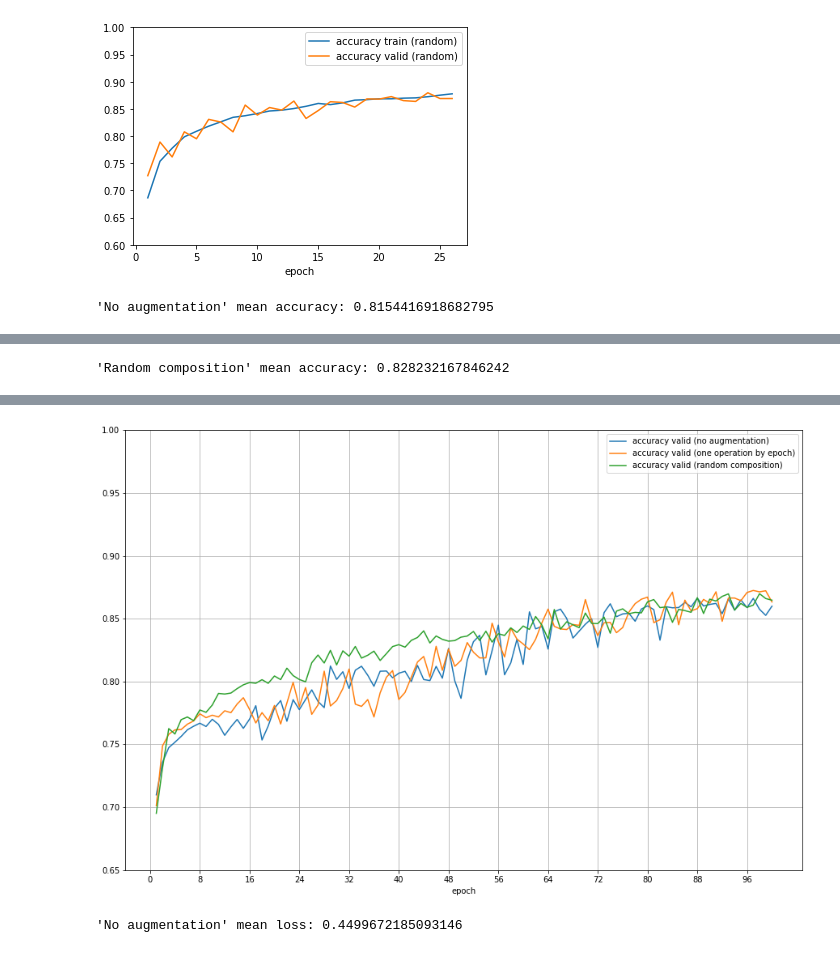
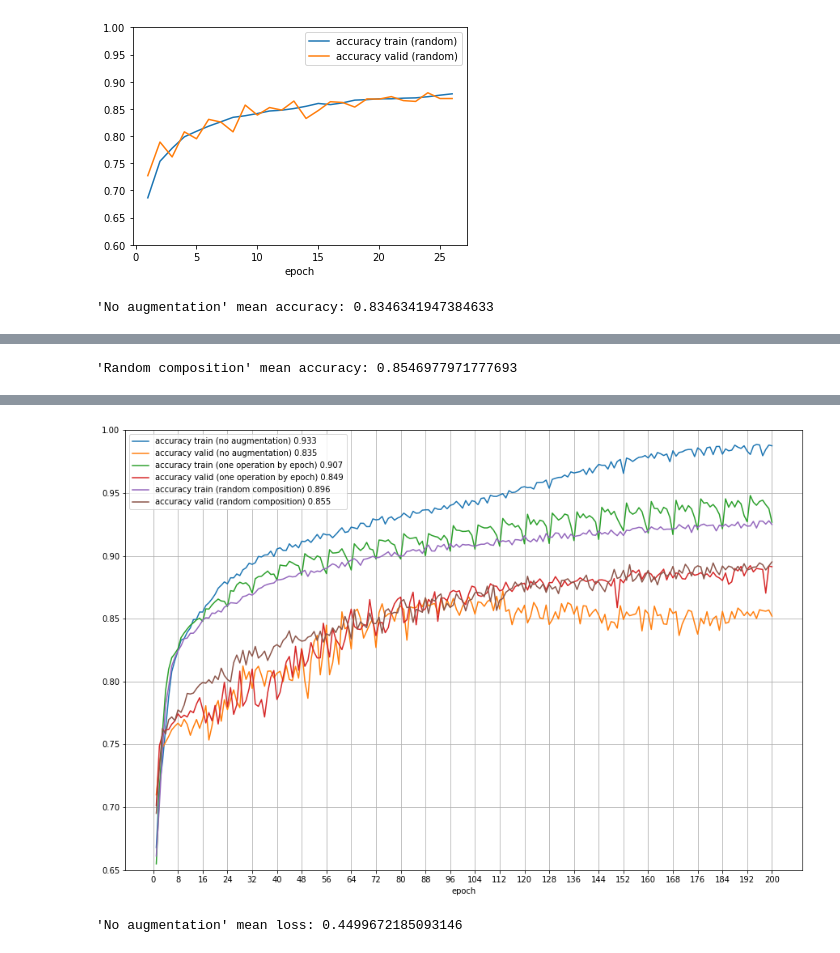
Before and after one commit to dalifreire/tumor_regions_segmentation, a Jupyter notebook: sourcecode/ORCA/02_orca_train.ipynb, the cells around one changed output, grey strips where cells are left out. Drawn from its saved outputs; the diff is of its cells as text; code cells hidden in the pictures.

Commit message:
orca train

```diff
--- a/sourcecode/ORCA/02_orca_train.ipynb
+++ b/sourcecode/ORCA/02_orca_train.ipynb
@@ -99,7 +99,7 @@ import pandas as pd
 from IPython.core.display import HTML
 
 training_dir = "../../datasets/ORCA/training"
-csv_file_path = "{}/training_loss.csv".format(training_dir)
+csv_file_path = "{}/training_loss_teste.csv".format(training_dir)
 df = pd.read_csv(csv_file_path)
 
 train_no_augmentation = df.loc[(df['phase'] == 'train') & (df['augmentation'] == 'no_augmentation')]
@@ -113,15 +113,15 @@ valid_one_by_epoch = df.loc[(df['phase'] == 'valid') & (df['augmentation'] == 'o
 
 # Performance Learning Curves: Learning curves calculated on the metric by which the model will be evaluated and selected, e.g. accuracy.
 df_accuracy_lines = pd.DataFrame({
-    'accuracy train (no augmentation)': train_no_augmentation['accuracy'].to_numpy(),
-    'accuracy valid (no augmentation)': valid_no_augmentation['accuracy'].to_numpy(),
-    'accuracy train (one operation by epoch)': train_one_by_epoch['accuracy'].to_numpy(),
-    'accuracy valid (one operation by epoch)': valid_one_by_epoch['accuracy'].to_numpy(),
-    'accuracy train (random composition)': train_random['accuracy'].to_numpy(),
-    'accuracy valid (random composition)': valid_random['accuracy'].to_numpy()},
+    'accuracy train (no augmentation) {:.3f}'.format(train_no_augmentation['accuracy'].mean()): train_no_augmentation['accuracy'].to_numpy(),
+    'accuracy valid (no augmentation) {:.3f}'.format(valid_no_augmentation['accuracy'].mean()): valid_no_augmentation['accuracy'].to_numpy(),
+    'accuracy train (one operation by epoch) {:.3f}'.format(train_one_by_epoch['accuracy'].mean()): train_one_by_epoch['accuracy'].to_numpy(),
+    'accuracy valid (one operation by epoch) {:.3f}'.format(valid_one_by_epoch['accuracy'].mean()): valid_one_by_epoch['accuracy'].to_numpy(),
+    'accuracy train (random composition) {:.3f}'.format(train_random['accuracy'].mean()): train_random['accuracy'].to_numpy(),
+    'accuracy valid (random composition) {:.3f}'.format(valid_random['accuracy'].mean()): valid_random['accuracy'].to_numpy()},
     index = train_one_by_epoch['epoch'])
-accuracy_lines = df_accuracy_lines.plot.line(ylim=(0.65,1), figsize=(15,10), grid=True, xticks=range(0,100,8))#subplots=True)
-#accuracy_lines.get_figure().savefig("{}/plot.png".format(training_dir))
+accuracy_lines = df_accuracy_lines.plot.line(ylim=(0.65,1), figsize=(15,10), grid=True, xticks=range(0,201,8))#subplots=True)
+accuracy_lines.get_figure().savefig("{}/plot_200.png".format(training_dir))
 
 print("'No augmentation' mean accuracy: {}".format(valid_no_augmentation['accuracy'].mean()))
 train_best_accuracy = train_no_augmentation[train_no_augmentation['accuracy']==train_no_augmentation['accuracy'].max()]
@@ -141,5 +141,5 @@ display(HTML(train_best_accuracy.to_html()))
 valid_best_accuracy = valid_random[valid_random['accuracy']==valid_random['accuracy'].max()]
 display(HTML(valid_best_accuracy.to_html()))
 # %% [output]
-'No augmentation' mean accuracy: 0.8154416918682795
+'No augmentation' mean accuracy: 0.8346341947384633
 |  | model | augmentation | phase | epoch | loss | accuracy | date |
@@ -154,2 +154,2 @@ display(HTML(valid_best_accuracy.to_html()))
-'Random composition' mean accuracy: 0.828232167846242
+'Random composition' mean accuracy: 0.8546977971777693
 |  | model | augmentation | phase | epoch | loss | accuracy | date |
@@ -159,4 +159,4 @@ display(HTML(valid_best_accuracy.to_html()))
-[figure, old version]
+[figure, new version]
 # %%
 import csv
 import pandas as pd
```
Also changed, not shown: parts of 7 cells of this notebook, 3 other files.
